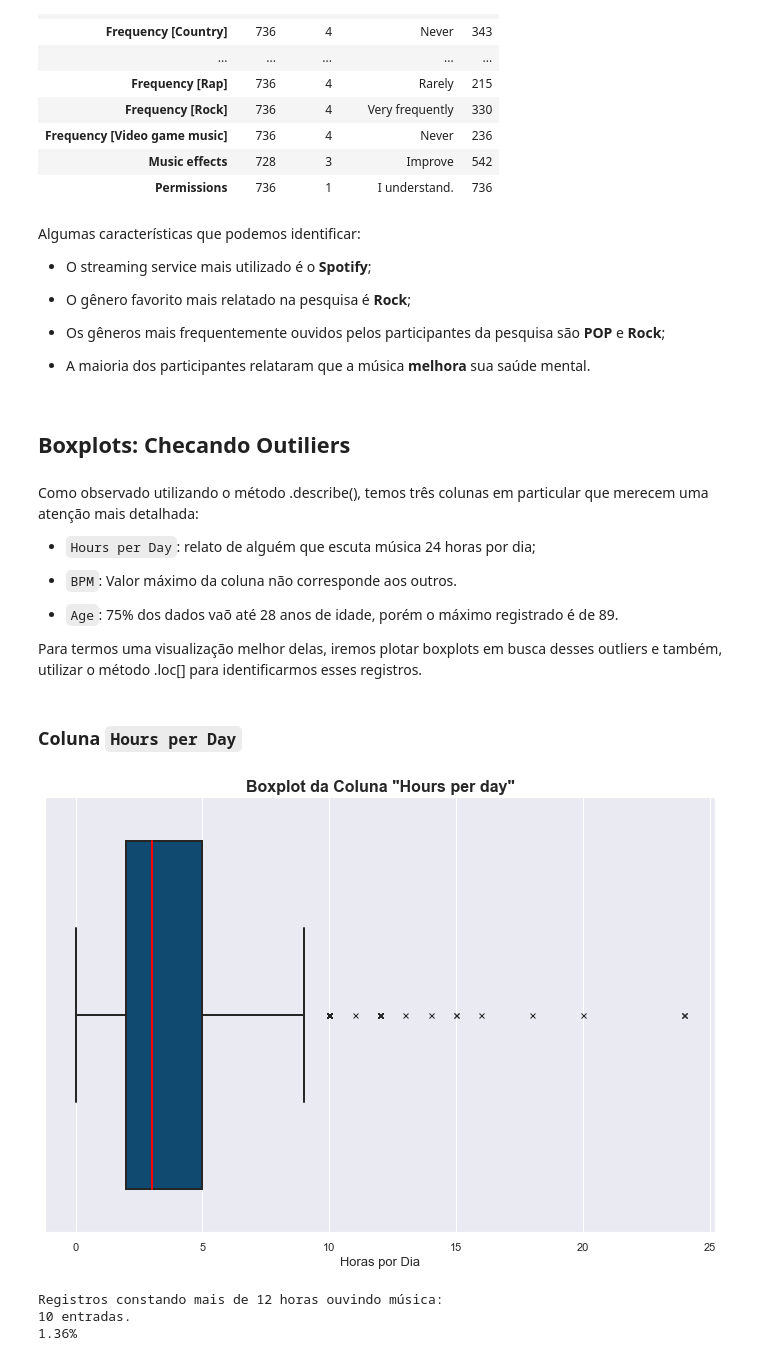
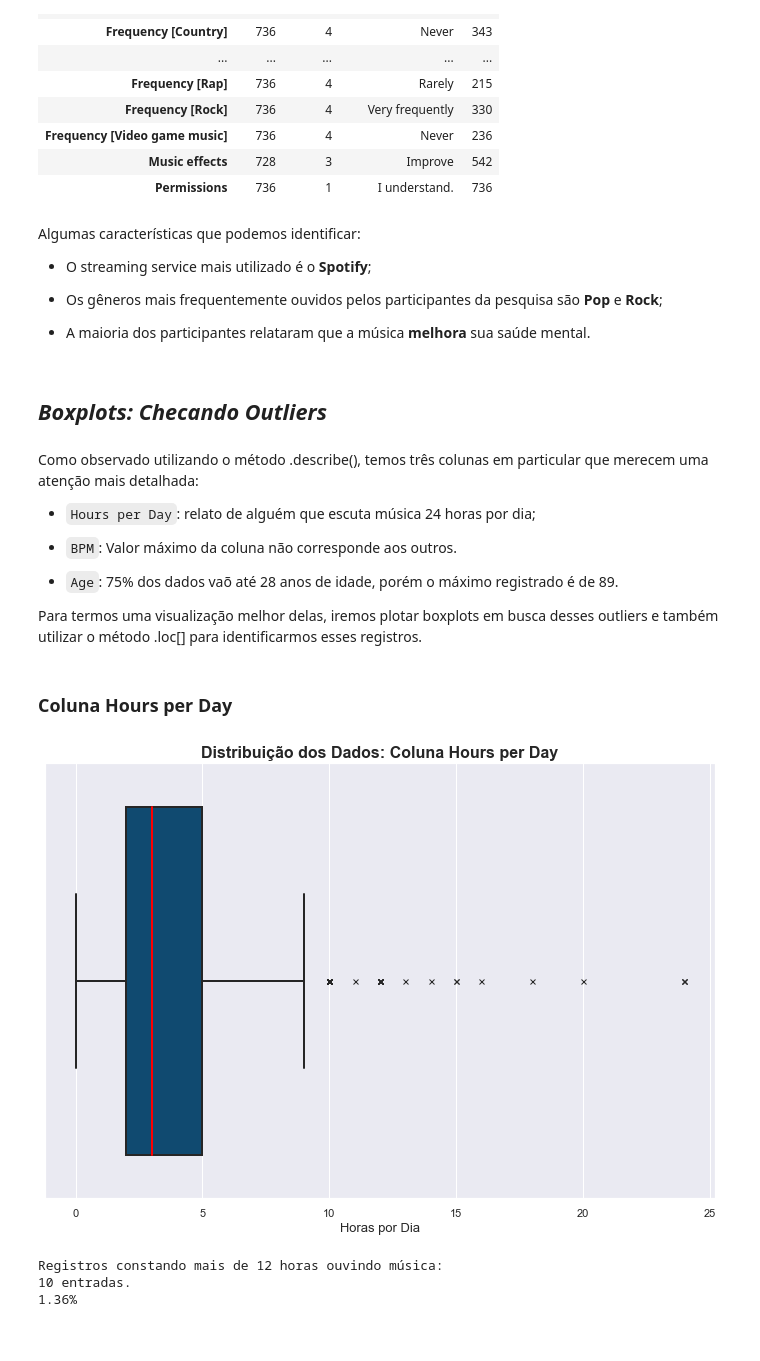
Before and after one commit to JoSEPHDev2022/Mental_Health_X_Music, a Jupyter notebook: analise_exp.ipynb, the cells around one changed output. Saved outputs shown, nothing was run; the diff lists cells and outputs as text; code cells hidden in the pictures.

```diff
--- a/analise_exp.ipynb
+++ b/analise_exp.ipynb
@@ -279,13 +273,11 @@ Algumas características que podemos identificar:
 
 - O streaming service mais utilizado é o **Spotify**;
 
-- O gênero favorito mais relatado na pesquisa é **Rock**;
-
-- Os gêneros mais frequentemente ouvidos pelos participantes da pesquisa são **POP** e **Rock**;
+- Os gêneros mais frequentemente ouvidos pelos participantes da pesquisa são **Pop** e **Rock**;
 
 - A maioria dos participantes relataram que a música **melhora** sua saúde mental.
 # %% [markdown]
-## Boxplots: Checando Outiliers
+## ***Boxplots: Checando Outliers***
 # %% [markdown]
 Como observado utilizando o método .describe(), temos três colunas em particular que merecem uma atenção mais detalhada:
 - `Hours per Day`: relato de alguém que escuta música 24 horas por dia;
@@ -294,21 +286,21 @@ Como observado utilizando o método .describe(), temos três colunas em particul
 
 - `Age`: 75% dos dados vaõ até 28 anos de idade, porém o máximo registrado é de 89.
 
-Para termos uma visualização melhor delas, iremos plotar boxplots em busca desses outliers e também, utilizar o método .loc[] para identificarmos esses registros.
+Para termos uma visualização melhor delas, iremos plotar boxplots em busca desses outliers e também utilizar o método .loc[] para identificarmos esses registros.
 # %% [markdown]
-### Coluna `Hours per Day`
+### **Coluna Hours per Day**
 # %%
 # Plotando:
 sns.boxplot(data=data, x='Hours per day', flierprops={"marker": "x"},
             color='#004d80', medianprops={"color": "red"}, linewidth=2)
 
-plt.title('Boxplot da Coluna "Hours per day"', loc="center",
+plt.title('Distribuição dos Dados: Coluna Hours per Day', loc="center",
            fontsize=16, fontweight='bold')
 
 plt.xlabel('Horas por Dia', fontsize=13)
 plt.show()
 # %% [output]
-[figure, old version]
+[figure, new version]
 # %%
 # Printando a quantidade de registros que constam acima de 12 horas ouvindo música:
 print('Registros constando mais de 12 horas ouvindo música:')
```
Also changed, not shown: parts of 59 cells of this notebook.
